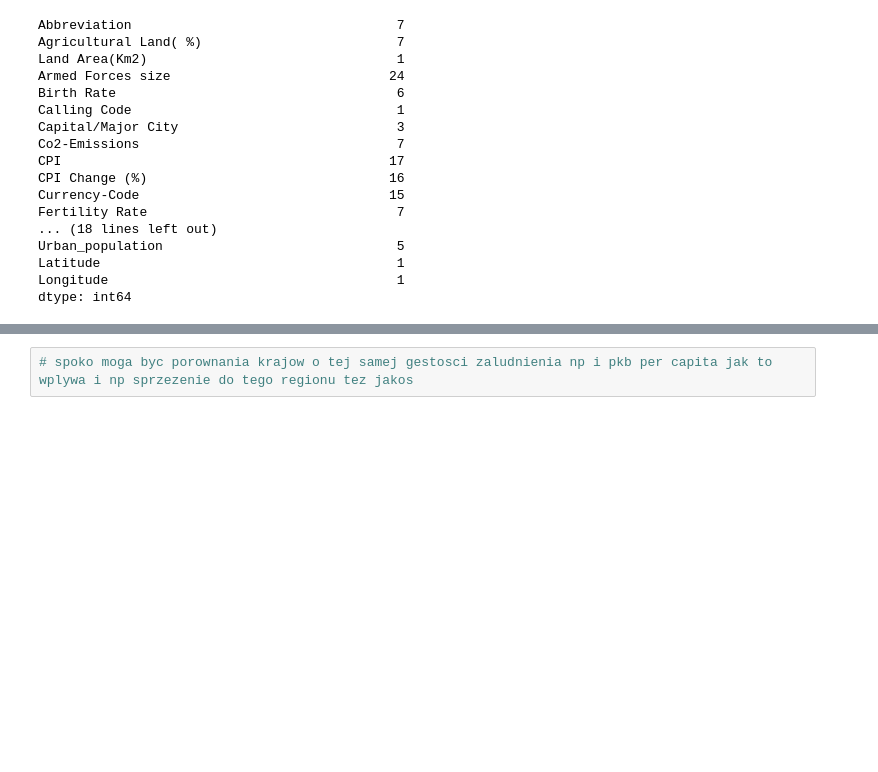
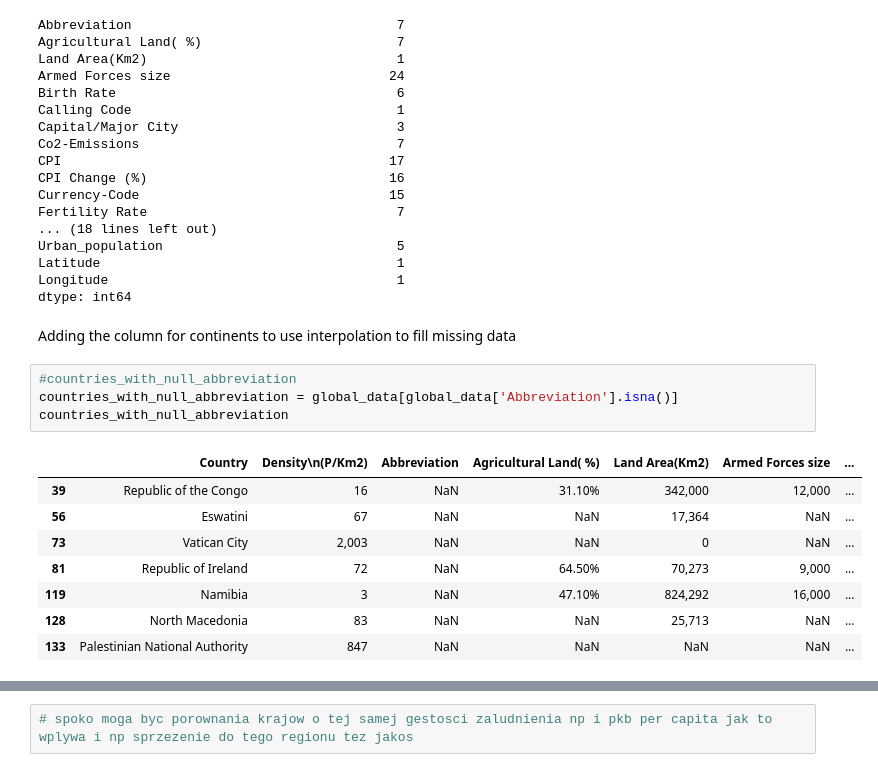
Before and after one commit to Opalinsky/Global_data, a Jupyter notebook: global_data.ipynb, the cells around one changed output, grey strips where cells are left out. Drawn from its saved outputs; the diff is of its cells as text; blank space fills up the shorter version.

```diff
--- a/global_data.ipynb
+++ b/global_data.ipynb
@@ -45,3 +46,18 @@ Urban_population                              5
 Latitude                                      1
 Longitude                                     1
 dtype: int64
+# %% [markdown]
+Adding the column for continents to use interpolation to fill missing data
+# %%
+#countries_with_null_abbreviation
+countries_with_null_abbreviation = global_data[global_data['Abbreviation'].isna()]
+countries_with_null_abbreviation
+# %% [output]
+|  | Country | Density\n(P/Km2) | Abbreviation | Agricultural Land( %) | Land Area(Km2) | Armed Forces size | ... |
+| 39 | Republic of the Congo | 16 | NaN | 31.10% | 342,000 | 12,000 | ... |
+| 56 | Eswatini | 67 | NaN | NaN | 17,364 | NaN | ... |
+| 73 | Vatican City | 2,003 | NaN | NaN | 0 | NaN | ... |
+| 81 | Republic of Ireland | 72 | NaN | 64.50% | 70,273 | 9,000 | ... |
+| 119 | Namibia | 3 | NaN | 47.10% | 824,292 | 16,000 | ... |
+| 128 | North Macedonia | 83 | NaN | NaN | 25,713 | NaN | ... |
+| 133 | Palestinian National Authority | 847 | NaN | NaN | NaN | NaN | ... |
```
Also changed, not shown: parts of 9 cells of this notebook.
